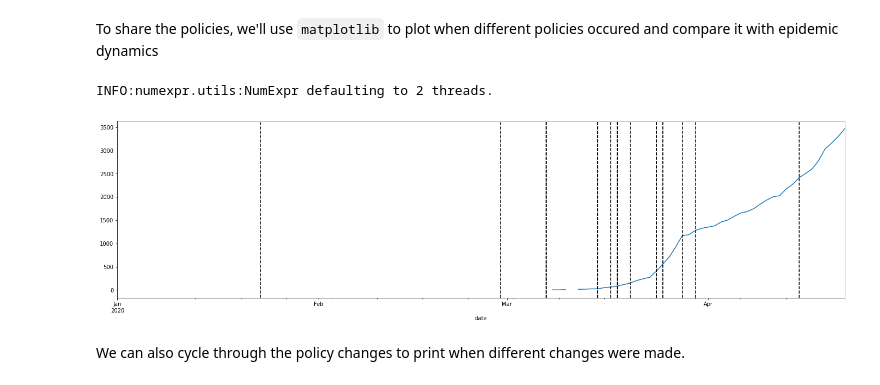
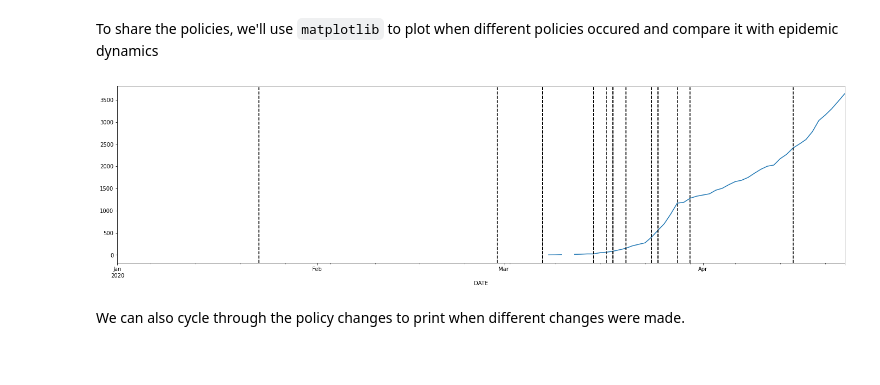
Before and after one commit to rs-delve/covid19_datasets, a Jupyter notebook: usage_example.ipynb, the cells around one changed output. Drawn from its saved outputs; the diff is of its cells as text; code cells hidden in the pictures.

```diff
--- a/usage_example.ipynb
+++ b/usage_example.ipynb
@@ -62,19 +97,18 @@ country = 'South Africa'
 To share the policies, we'll use `matplotlib` to plot when different policies occured and compare it with epidemic dynamics
 # %%
 fig, ax = plt.subplots(figsize=(24, 6))
-ogp.get_country_data(country).ConfirmedCases.plot(ax=ax)
+ogp.get_country_data(country).set_index('DATE').ConfirmedCases.plot(ax=ax)
 
 policy_changes = ogp.get_country_policy_changes(country)
 
 for c in policy_changes.columns:
     policy = policy_changes.loc[:, c]
     policy = policy[policy]
     if policy.any():
         for d in policy.index:
             ax.axvline(d, color='k', ls='--')
 # %% [output]
-INFO:numexpr.utils:NumExpr defaulting to 2 threads.
-[figure, old version]
+[figure, new version]
 # %% [markdown]
 We can also cycle through the policy changes to print when different changes were made.
 # %%
```
Also changed, not shown: parts of 13 cells of this notebook.
